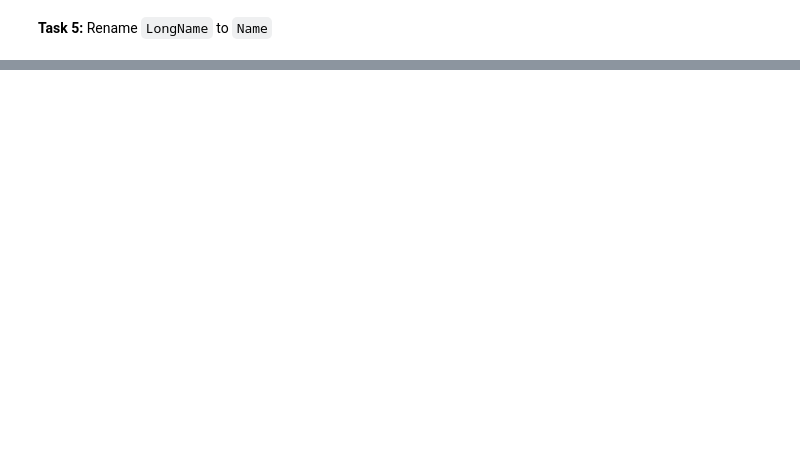
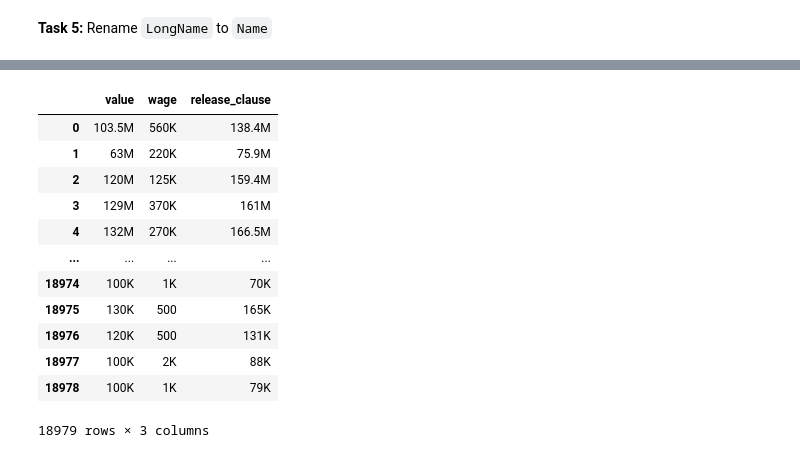
Before and after one commit to Ukomah/Data-Cleaning-and-Wrangling-Projects, a Jupyter notebook: 2021_FIFA_project/notebook/2021_fifa_nb.ipynb, the cells around one changed output, grey strips where cells are left out. Cells and saved outputs as stored; diff of their text form; code cells hidden in the pictures; blank space fills up the shorter version.

```diff
--- a/2021_FIFA_project/notebook/2021_fifa_nb.ipynb
+++ b/2021_FIFA_project/notebook/2021_fifa_nb.ipynb
@@ -90,0 +126,18 @@ memory usage: 10.7+ MB
+# %%
+df[["value", "wage", "release_clause"]] = df[["value", "wage", "release_clause"]].apply(lambda x: x.str.replace("€", "", regex=True))
+# %%
+df[["value", "wage", "release_clause"]]
+# %% [output]
+|  | value | wage | release_clause |
+| 0 | 103.5M | 560K | 138.4M |
+| 1 | 63M | 220K | 75.9M |
+| 2 | 120M | 125K | 159.4M |
+| 3 | 129M | 370K | 161M |
+| 4 | 132M | 270K | 166.5M |
+| ... | ... | ... | ... |
+| 18974 | 100K | 1K | 70K |
+| 18975 | 130K | 500 | 165K |
+| 18976 | 120K | 500 | 131K |
+| 18977 | 100K | 2K | 88K |
+| 18978 | 100K | 1K | 79K |
+18979 rows × 3 columns
```
Also changed, not shown: parts of 12 cells of this notebook.
